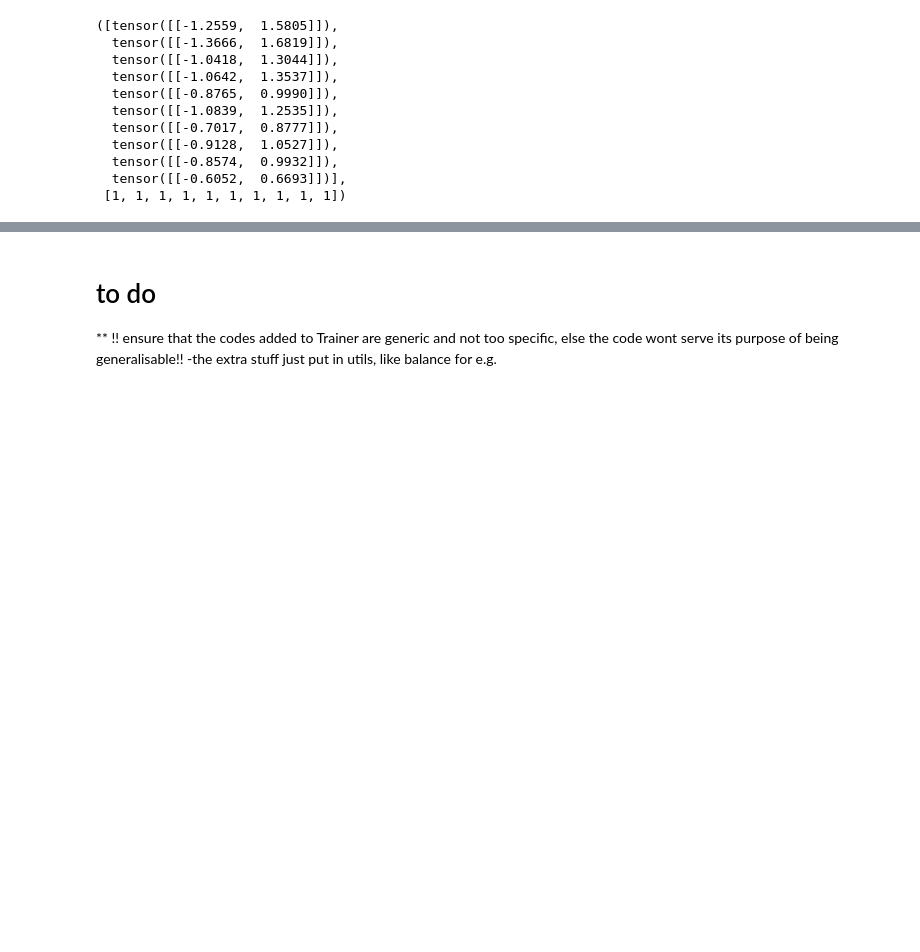
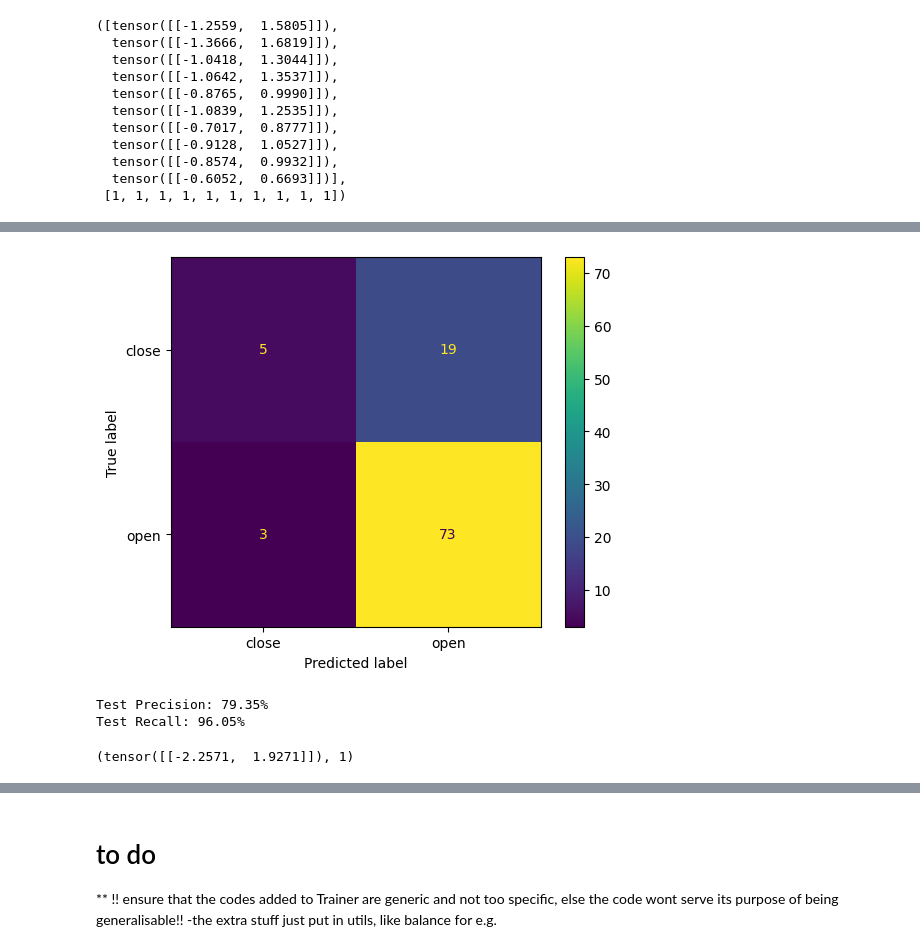
Before and after one commit to haidiazaman/secure-face-capture-python-app, a Jupyter notebook: dev/prepare_scripts.ipynb, the cells around one changed output, grey strips where cells are left out. Drawn from its saved outputs; the diff is of its cells as text; code cells hidden in the pictures; blank space fills up the shorter version.

```diff
--- a/dev/prepare_scripts.ipynb
+++ b/dev/prepare_scripts.ipynb
@@ -965,0 +1164,42 @@ all_logits, all_predicted_class
+# %%
+# utils
+
+from sklearn.metrics import ConfusionMatrixDisplay, precision_score, recall_score, PrecisionRecallDisplay
+
+def display_conf_mat(conf_mat,display_labels=None):
+    cm_disp = ConfusionMatrixDisplay(
+        confusion_matrix=conf_mat,
+        display_labels=display_labels
+    )
+    cm_disp.plot()
+    plt.show()
+
+
+def calc_precision(y_true,y_pred):
+    return precision_score(y_true,y_pred)
+
+
+def calc_recall(y_true,y_pred):
+    return recall_score(y_true,y_pred)
+# %%
+display_conf_mat(conf_mat=conf_mat,display_labels=["close","open"])
+# %% [output]
+[figure, added]
+# %%
+# calc precision recall - can add more metrics in utils in the future
+
+all_labels, all_predictions = trainer.inference_dataloader(test_dl)
+precision = calc_precision(all_labels, all_predictions)
+recall = calc_recall(all_labels, all_predictions)
+
+print(f'Test Precision: {precision :.2%}')
+print(f'Test Recall: {recall :.2%}')
+# %% [output]
+Test Precision: 79.35%
+Test Recall: 96.05%
+# %%
+sample_image_path = df.iloc[0,0]
+logits, predicted_class = trainer.inference_one_image(image_path=sample_image_path,input_dim=64)
+logits, predicted_class
+# %% [output]
+(tensor([[-2.2571,  1.9271]]), 1)
```
Also changed, not shown: parts of 31 cells of this notebook, 1 other file.
